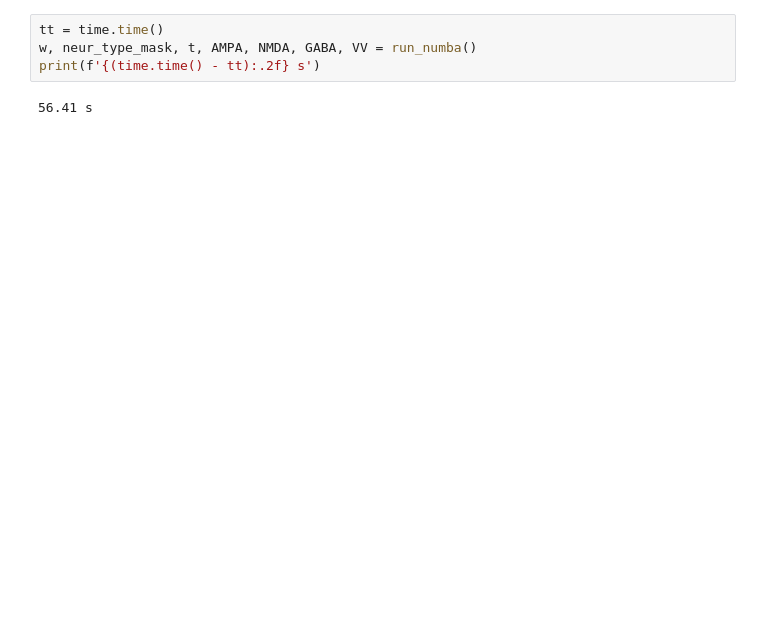
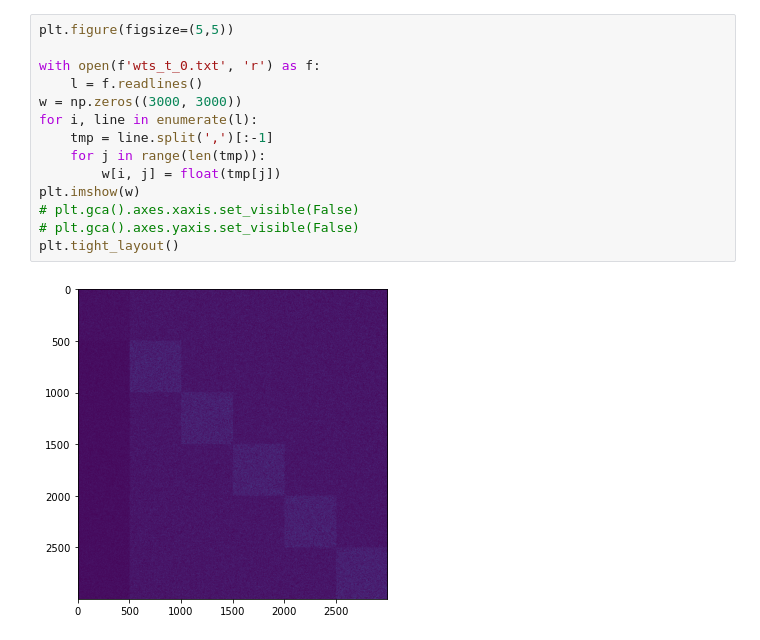
Before and after one commit to RomanKoshkin/LIF, a Jupyter notebook: Plots.ipynb, the cells around one changed output. Drawn from its saved outputs; the diff is of its cells as text; blank space fills up the shorter version.

```diff
--- a/Plots.ipynb
+++ b/Plots.ipynb
@@ -188,6 +28,16 @@ TypeError: 'int' object is not subscriptable
-# %%
-tt = time.time()
-w, neur_type_mask, t, AMPA, NMDA, GABA, VV = run_numba()
-print(f'{(time.time() - tt):.2f} s')
-# %% [output]
-56.41 s
+# %%
+plt.figure(figsize=(5,5))
+
+with open(f'wts_t_0.txt', 'r') as f:
+    l = f.readlines()
+w = np.zeros((3000, 3000))
+for i, line in enumerate(l):
+    tmp = line.split(',')[:-1]
+    for j in range(len(tmp)):
+        w[i, j] = float(tmp[j])
+plt.imshow(w)
+# plt.gca().axes.xaxis.set_visible(False)
+# plt.gca().axes.yaxis.set_visible(False)
+plt.tight_layout()
+# %% [output]
+[figure, added]
```
Also changed, not shown: parts of 4 cells of this notebook, 27 other files.
